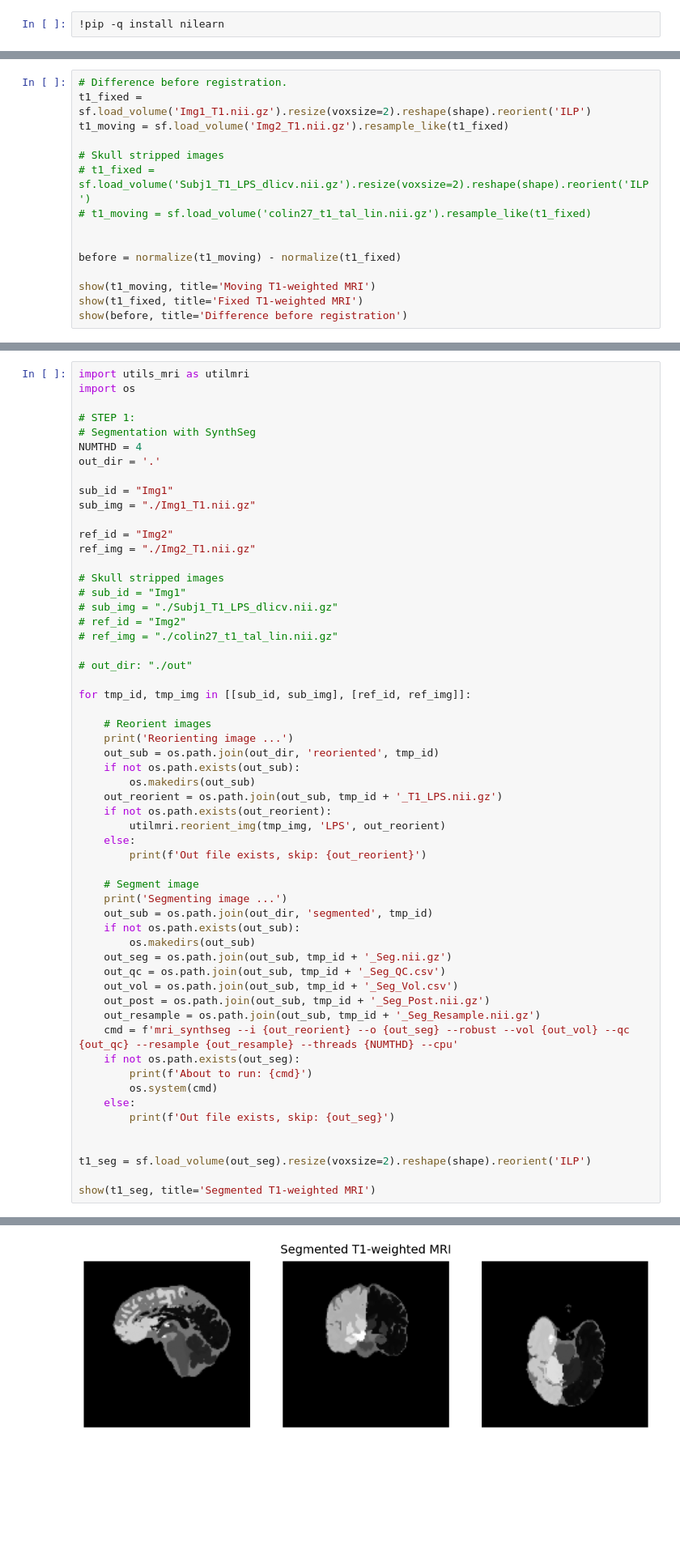
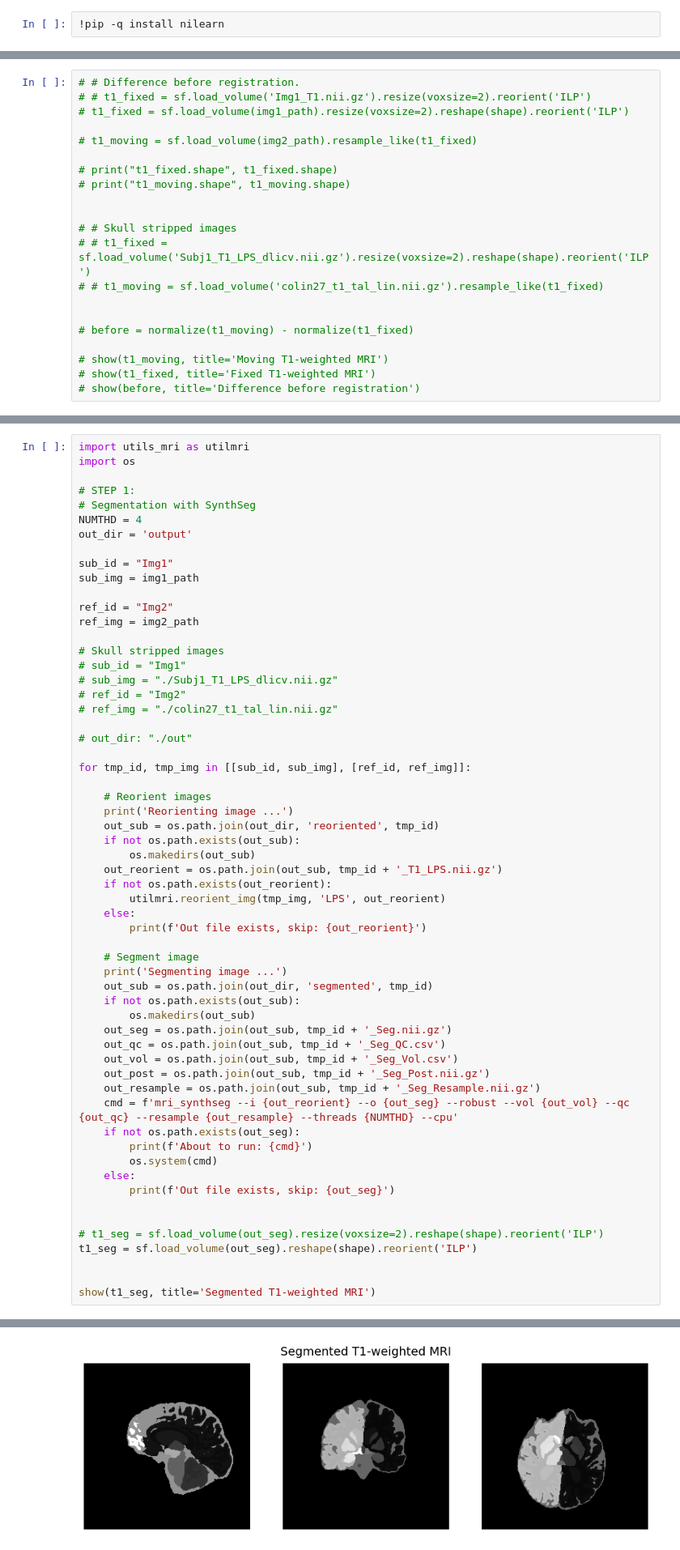
Before and after one commit to akisg/DL_RAVENS, a Jupyter notebook: RAVENS_MRI_Pipeline.ipynb, the cells around one changed output, grey strips where cells are left out. Shown at 81% size. Drawn from its saved outputs; the diff is of its cells as text; blank space fills up the shorter version.

```diff
--- a/RAVENS_MRI_Pipeline.ipynb
+++ b/RAVENS_MRI_Pipeline.ipynb
@@ -75,15 +258,21 @@ def show(x, title=None):
 # %%
-# Difference before registration.
-t1_fixed = sf.load_volume('Img1_T1.nii.gz').resize(voxsize=2).reshape(shape).reorient('ILP')
-t1_moving = sf.load_volume('Img2_T1.nii.gz').resample_like(t1_fixed)
+# # Difference before registration.
+# # t1_fixed = sf.load_volume('Img1_T1.nii.gz').resize(voxsize=2).reorient('ILP')
+# t1_fixed = sf.load_volume(img1_path).resize(voxsize=2).reshape(shape).reorient('ILP')
 
-# Skull stripped images
-# t1_fixed = sf.load_volume('Subj1_T1_LPS_dlicv.nii.gz').resize(voxsize=2).reshape(shape).reorient('ILP')
-# t1_moving = sf.load_volume('colin27_t1_tal_lin.nii.gz').resample_like(t1_fixed)
+# t1_moving = sf.load_volume(img2_path).resample_like(t1_fixed)
+
+# print("t1_fixed.shape", t1_fixed.shape)
+# print("t1_moving.shape", t1_moving.shape)
 
 
-before = normalize(t1_moving) - normalize(t1_fixed)
+# # Skull stripped images
+# # t1_fixed = sf.load_volume('Subj1_T1_LPS_dlicv.nii.gz').resize(voxsize=2).reshape(shape).reorient('ILP')
+# # t1_moving = sf.load_volume('colin27_t1_tal_lin.nii.gz').resample_like(t1_fixed)
 
-show(t1_moving, title='Moving T1-weighted MRI')
-show(t1_fixed, title='Fixed T1-weighted MRI')
-show(before, title='Difference before registration')
+
+# before = normalize(t1_moving) - normalize(t1_fixed)
+
+# show(t1_moving, title='Moving T1-weighted MRI')
+# show(t1_fixed, title='Fixed T1-weighted MRI')
+# show(before, title='Difference before registration')
@@ -98,13 +285,13 @@ import os
 # STEP 1:
 # Segmentation with SynthSeg
 NUMTHD = 4
-out_dir = '.'
+out_dir = 'output'
 
 sub_id = "Img1"
-sub_img = "./Img1_T1.nii.gz"
+sub_img = img1_path
 
 ref_id = "Img2"
-ref_img = "./Img2_T1.nii.gz"
+ref_img = img2_path
 
 # Skull stripped images
 # sub_id = "Img1"
@@ -145,7 +332,9 @@ for tmp_id, tmp_img in [[sub_id, sub_img], [ref_id, ref_img]]:
         print(f'Out file exists, skip: {out_seg}')
 
 
-t1_seg = sf.load_volume(out_seg).resize(voxsize=2).reshape(shape).reorient('ILP')
+# t1_seg = sf.load_volume(out_seg).resize(voxsize=2).reshape(shape).reorient('ILP')
+t1_seg = sf.load_volume(out_seg).reshape(shape).reorient('ILP')
+
 
 show(t1_seg, title='Segmented T1-weighted MRI')
 # %% [output]
@@ -160 +358 @@ Out file exists, skip: ./segmented/Img2/Img2_Seg.nii.gz
-[figure, old version]
+[figure, new version]
```
Also changed, not shown: parts of 41 cells of this notebook.
